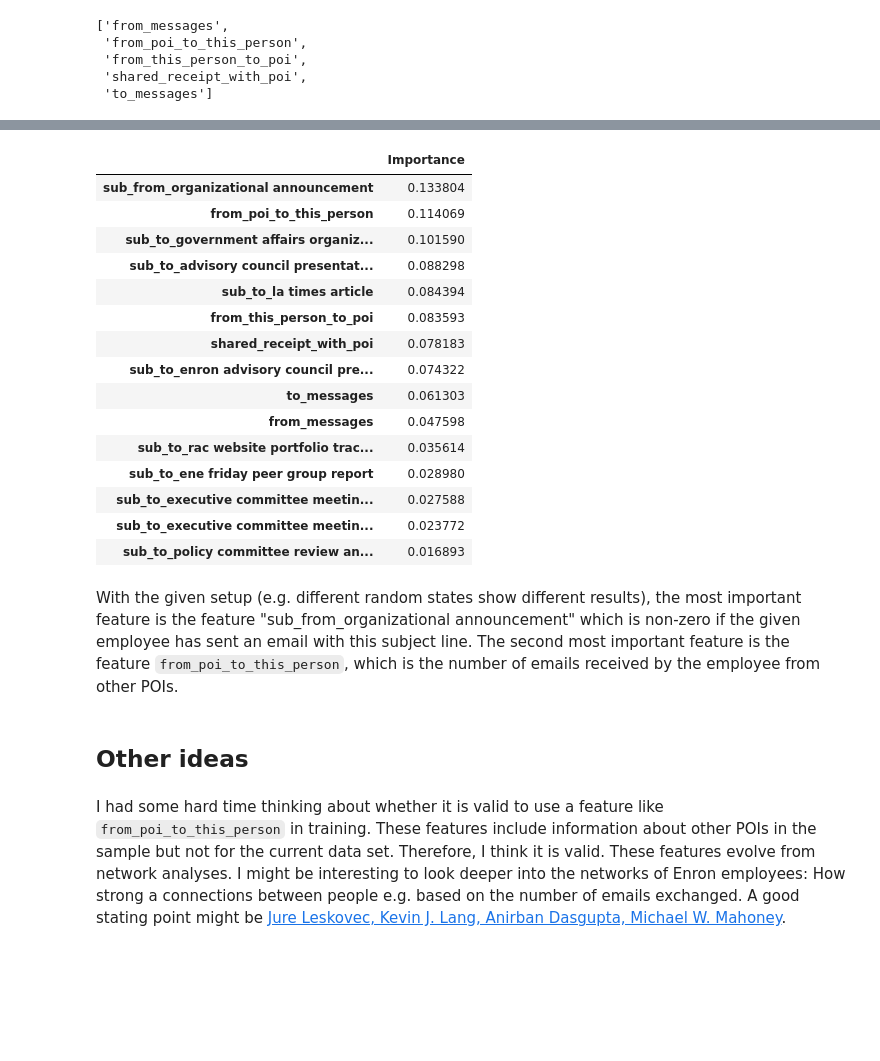
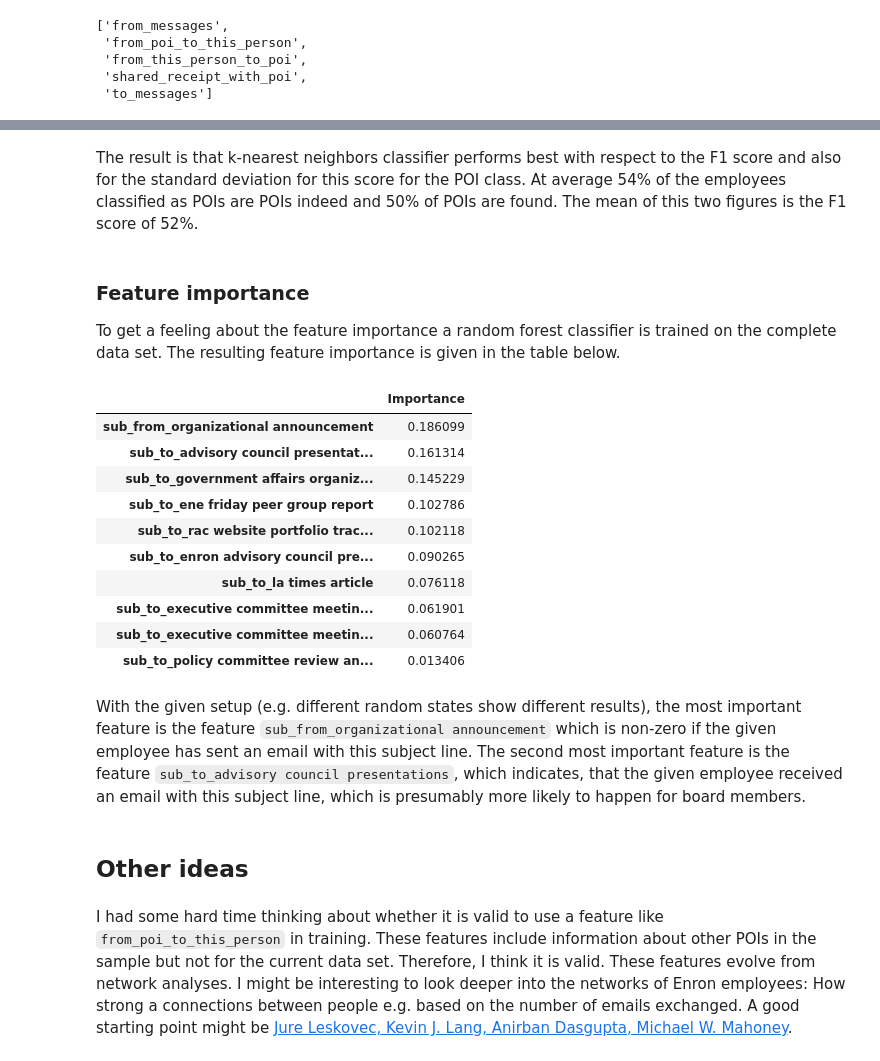
Before and after one commit to mbunse/ud120-projects, a Jupyter notebook: final_project/Look At Enron data set.ipynb, the cells around one changed output, grey strips where cells are left out. Cells and saved outputs as stored; diff of their text form; code cells hidden in the pictures; blank space fills up the shorter version.

```diff
--- a/final_project/Look At Enron data set.ipynb
+++ b/final_project/Look At Enron data set.ipynb
@@ -399,0 +443,6 @@ features_transformed = pipeline_union.fit_transform(features, labels)
+# %%
+email_text_features = pipeline_union.named_steps["union"].transformer_list[0][1].named_steps["GetEmailText"].get_feature_names()
+select_email_text_features_idx = pipeline_union.named_steps["union"].transformer_list[0][1].named_steps["SelectPercentile"].get_support(indices=True)
+#.fit_transform(features, labels)
+select_email_text_features =  np.take(email_text_features, select_email_text_features_idx).tolist()
+select_email_text_features
@@ -400,8 +472,8 @@ features_transformed = pipeline_union.fit_transform(features, labels)
 # %% [markdown]
 Features from email subjects used:
 # %%
-sub_features = pipeline_union.named_steps["union"].transformer_list[0][1].named_steps["GetEmailText"].get_feature_names()
-select_sub_features_idx = pipeline_union.named_steps["union"].transformer_list[0][1].named_steps["SelectPercentile"].get_support(indices=True)
+sub_features = pipeline_union.named_steps["union"].transformer_list[1][1].named_steps["GetEmailText"].get_feature_names()
+select_sub_features_idx = pipeline_union.named_steps["union"].transformer_list[1][1].named_steps["SelectPercentile"].get_support(indices=True)
 #.fit_transform(features, labels)
 select_sub_features =  np.take(sub_features, select_sub_features_idx).tolist()
 select_sub_features
@@ -418,0 +493,3 @@ select_sub_features
+# %%
+fin_features = pipeline_union.named_steps["union"].transformer_list[2][1].named_steps["ConvertToVector"].get_feature_names()
+fin_features
@@ -421,6 +508,6 @@ Counting email features used:
 # %%
-fin_features = pipeline_union.named_steps["union"].transformer_list[1][1].named_steps["ConvertToVector"].get_feature_names()
-fin_features
+email_features = pipeline_union.named_steps["union"].transformer_list[3][1].named_steps["ConvertToVector"].get_feature_names()
+email_features
 # %% [output]
 ['from_messages',
  'from_poi_to_this_person',
@@ -432,30 +613,33 @@ fin_features
+# %% [markdown]
+The result is that k-nearest neighbors classifier performs best with respect to the F1 score and also for the standard deviation for this score for the POI class. At average 54% of the employees classified as POIs are POIs indeed and 50% of POIs are found. The mean of this two figures is the F1 score of 52%.
+# %% [markdown]
+### Feature importance
+
+To get a feeling about the feature importance a random forest classifier is trained on the complete data set. The resulting feature importance is given in the table below.
 # %%
 from sklearn.ensemble import RandomForestClassifier
+
 clf = RandomForestClassifier(n_estimators=10, min_samples_split=4, min_samples_leaf=1, class_weight=None, random_state=42)
 clf.fit(features_transformed, labels)
+#clf.feature_importances_
 pd.DataFrame(clf.feature_importances_,
-             index=select_sub_features+fin_features,
-             columns=["Importance"]).sort_values(by="Importance", ascending=False)
+             index=select_email_text_features + select_sub_features + fin_features + email_features,
+             columns=["Importance"]).sort_values(by="Importance", ascending=False)[:10]
 # %% [output]
 |  | Importance |
-| sub_from_organizational announcement | 0.133804 |
-| from_poi_to_this_person | 0.114069 |
-| sub_to_government affairs organiz... | 0.101590 |
-| sub_to_advisory council presentat... | 0.088298 |
-| sub_to_la times article | 0.084394 |
-| from_this_person_to_poi | 0.083593 |
-| shared_receipt_with_poi | 0.078183 |
-| sub_to_enron advisory council pre... | 0.074322 |
-| to_messages | 0.061303 |
-| from_messages | 0.047598 |
-| sub_to_rac website portfolio trac... | 0.035614 |
-| sub_to_ene friday peer group report | 0.028980 |
-| sub_to_executive committee meetin... | 0.027588 |
-| sub_to_executive committee meetin... | 0.023772 |
-| sub_to_policy committee review an... | 0.016893 |
+| sub_from_organizational announcement | 0.186099 |
+| sub_to_advisory council presentat... | 0.161314 |
+| sub_to_government affairs organiz... | 0.145229 |
+| sub_to_ene friday peer group report | 0.102786 |
+| sub_to_rac website portfolio trac... | 0.102118 |
+| sub_to_enron advisory council pre... | 0.090265 |
+| sub_to_la times article | 0.076118 |
+| sub_to_executive committee meetin... | 0.061901 |
+| sub_to_executive committee meetin... | 0.060764 |
+| sub_to_policy committee review an... | 0.013406 |
 # %% [markdown]
-With the given setup (e.g. different random states show different results), the most important feature is the feature "sub_from_organizational announcement" which is non-zero if the given employee has sent an email with this subject line. The second most important feature is the feature `from_poi_to_this_person`, which is the number of emails received by the employee from other POIs.
+With the given setup (e.g. different random states show different results), the most important feature is the feature `sub_from_organizational announcement` which is non-zero if the given employee has sent an email with this subject line. The second most important feature is the feature `sub_to_advisory council presentations`, which indicates, that the given employee received an email with this subject line, which is presumably more likely to happen for board members.
 # %% [markdown]
 ## Other ideas
 # %% [markdown]
-I had some hard time thinking about whether it is valid to use a feature like `from_poi_to_this_person` in training. These features include information about other POIs in the sample but not for the current data set. Therefore, I think it is valid. These features evolve from network analyses. I might be interesting to look deeper into the networks of Enron employees: How strong a connections between people e.g. based on the number of emails exchanged. A good stating point might be [Jure Leskovec, Kevin J. Lang, Anirban Dasgupta, Michael W. Mahoney](http://arxiv.org/abs/0810.1355).
+I had some hard time thinking about whether it is valid to use a feature like `from_poi_to_this_person` in training. These features include information about other POIs in the sample but not for the current data set. Therefore, I think it is valid. These features evolve from network analyses. I might be interesting to look deeper into the networks of Enron employees: How strong a connections between people e.g. based on the number of emails exchanged. A good starting point might be [Jure Leskovec, Kevin J. Lang, Anirban Dasgupta, Michael W. Mahoney](http://arxiv.org/abs/0810.1355).
```
Also changed, not shown: parts of 18 cells of this notebook, 2 other files.
